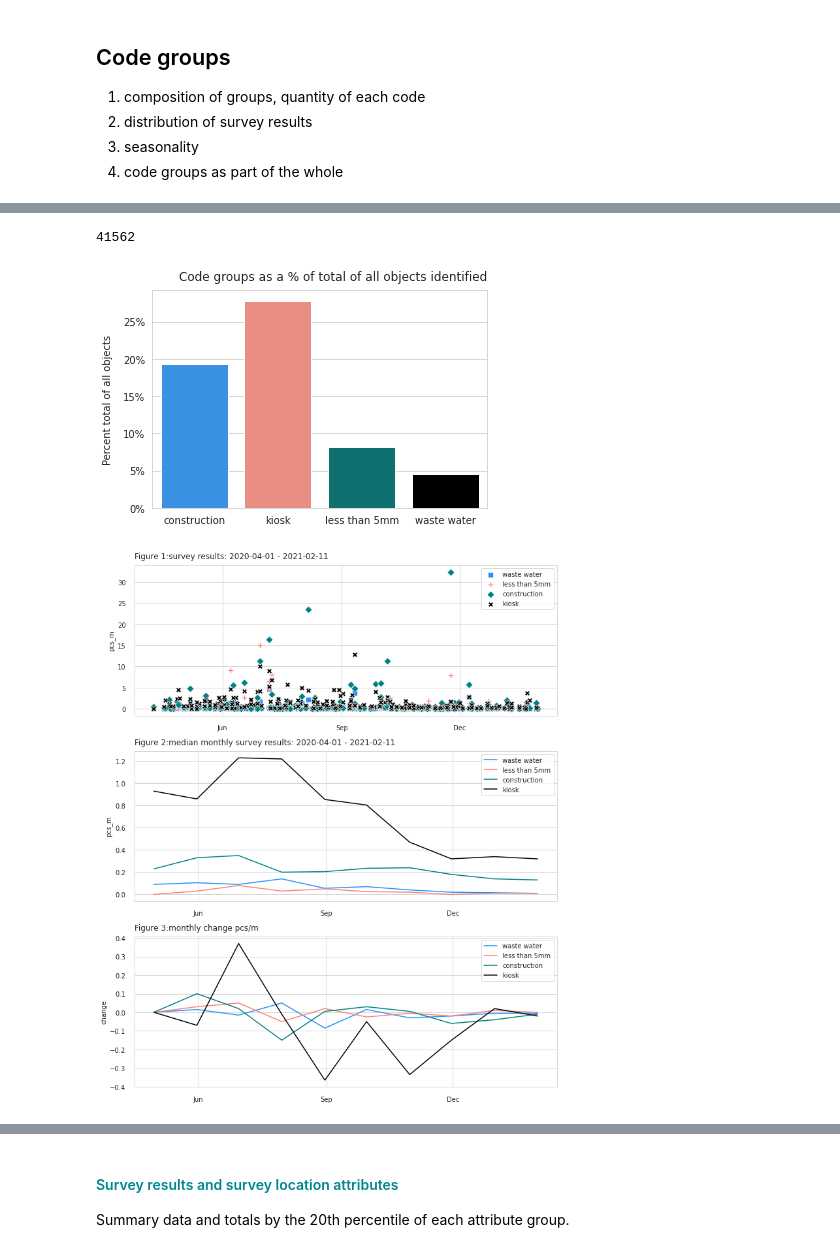
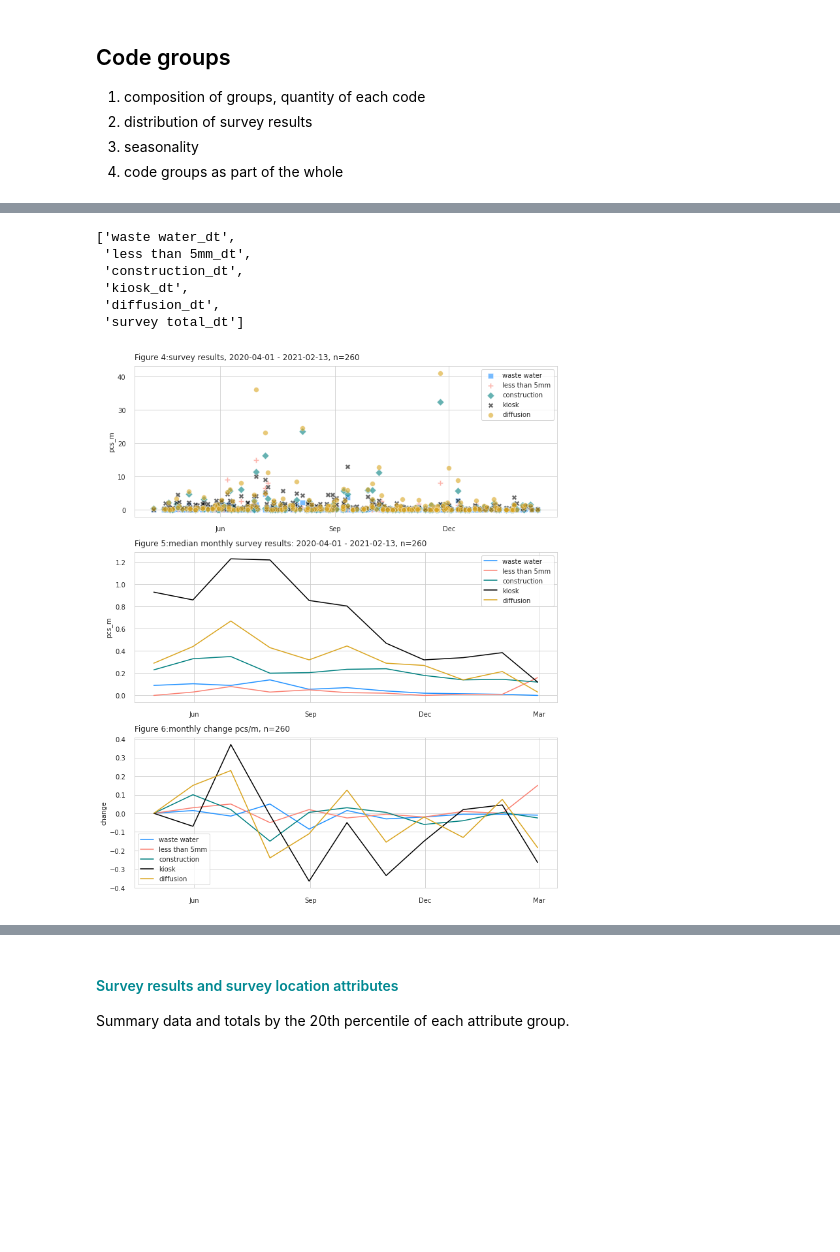
Before and after one commit to hammerdirt-analyst/iqals, a Jupyter notebook: codegroupsummary.ipynb, the cells around one changed output, grey strips where cells are left out. Drawn from its saved outputs; the diff is of its cells as text; code cells hidden in the pictures; blank space fills up the shorter version.

```diff
--- a/codegroupsummary.ipynb
+++ b/codegroupsummary.ipynb
@@ -518,35 +852,12 @@ for i,name in enumerate(group_names):
-# %%
-sns.set_style('whitegrid')
-markers = ['s', 'P', 'D', 'X']
-def make_ecdf(somdata, numsamps):
-    vals = somdata.pcs_m.sort_values()
-    valsy = [i/numsamps for i in np.arange(numsamps)]
-    return vals, valsy
-colors = ['dodgerblue', 'salmon', 'teal', 'black']
-
-groupdconcat = pd.concat( [groupdfs[name] for name in dt_names[:-1]])
-atotal = groupdfs['survey total_dt'].quantity.sum()
-print(atotal)
-groupoftotal = groupdconcat.groupby('groupname', as_index=False).quantity.sum()
-groupoftotal['p_total'] = (groupoftotal.quantity/atotal)*100
-groupoftotal['p_total'] = groupoftotal['p_total'].round(2)
-import matplotlib.ticker as mtick
-
-
-fig, ax = plt.subplots()
-
-sns.barplot(data=groupoftotal, x='groupname', y='p_total', palette=colors, ax=ax)
-a_form = mtick.FormatStrFormatter('%.0f%%')
-ax.yaxis.set_major_formatter(a_form)
-ax.set_ylabel("Percent total of all objects", labelpad=10)
-ax.set_xlabel("")
-ax.set_title("Code groups as a % of total of all objects identified", **titler_k)
-
-plt.show()
-plt.close()
-# %% [output]
-41562
-[figure, removed]
+# %%
+dt_names
+# %% [output]
+['waste water_dt',
+ 'less than 5mm_dt',
+ 'construction_dt',
+ 'kiosk_dt',
+ 'diffusion_dt',
+ 'survey total_dt']
 # %%
 monthly_median = {}
 for name in dt_names:
@@ -561,49 +872,49 @@ for name in dt_names:
 fig, axs = plt.subplots(3,1,figsize=(10,12))
 for i,name in enumerate(dt_names[:-1]):
     data = monthly_median[name][1]
-    sns.scatterplot(data=data, x=data.index,  y='pcs_m', label=name[:-3], color=colors[i], alpha=1,s=60, marker=markers[i], ax=axs[0])
+    sns.scatterplot(data=data, x=data.index,  y='pcs_m', label=name[:-3], color=colors[i], alpha=0.6,s=60, marker=markers[i], ax=axs[0])
 for i,name in enumerate(dt_names[:-1]):
     data = monthly_median[name][0]
     sns.lineplot(data=data, x=data.index,  y='pcs_m', label=name[:-3], color=colors[i], ax=axs[1])
 for i,name in enumerate(dt_names[:-1]):
     data = monthly_median[name][0]
     sns.lineplot(data=data, x=data.index,  y='change', label=name[:-3], color=colors[i], ax=axs[2])
-axs[0].xaxis.set_minor_locator(days)
+axs[0].xaxis.set_minor_locator(weeks)
 axs[0].xaxis.set_major_formatter(mths_fmt)
 axs[0].xaxis.set_major_locator(months)
 axs[0].tick_params(which='major', pad=10)
 axs[0].set_xlabel("")
 labels, handles = axs[0].get_legend_handles_labels()
 axs[0].legend(labels, handles)
-axs[0].set_title(F"Figure {figure_num}:survey results: {start_date} - {end_date}", **title_k)
+axs[0].set_title(F"Figure {figure_num}:survey results, {start_date} - {end_date}, n={len(groupdfs['survey total_dt'])}", **title_k)
 figure_num += 1
 
-axs[1].set_title(F"Figure {figure_num}:median monthly survey results: {start_date} - {end_date}", **title_k)
+axs[1].set_title(F"Figure {figure_num}:median monthly survey results: {start_date} - {end_date}, n={len(groupdfs['survey total_dt'])}", **title_k)
 figure_num +=1
-axs[1].xaxis.set_minor_locator(days)
+axs[1].xaxis.set_minor_locator(weeks)
 axs[1].xaxis.set_major_formatter(mths_fmt)
 axs[1].xaxis.set_major_locator(months)
 axs[1].tick_params(which='major', pad=10)
 axs[1].set_xlabel("")
 labels, handles = axs[1].get_legend_handles_labels()
 axs[1].legend(labels, handles)
 
-axs[2].set_title(F"Figure {figure_num}:monthly change pcs/m", **title_k)
+axs[2].set_title(F"Figure {figure_num}:monthly change pcs/m, n={len(groupdfs['survey total_dt'])}", **title_k)
 figure_num +=1
-axs[2].xaxis.set_minor_locator(days)
+axs[2].xaxis.set_minor_locator(weeks)
 axs[2].xaxis.set_major_formatter(mths_fmt)
 axs[2].xaxis.set_major_locator(months)
 axs[2].tick_params(which='major', pad=10)
 axs[2].set_xlabel("")
 labels, handles = axs[2].get_legend_handles_labels()
 axs[2].legend(labels, handles)
 
 plt.tight_layout()
 
 plt.show()
 plt.close()
 # %% [output]
-[figure, old version]
+[figure, new version]
 # %%
 
 # sum_tables[2]['data']
```
Also changed, not shown: parts of 32 cells of this notebook, 19 other files.
